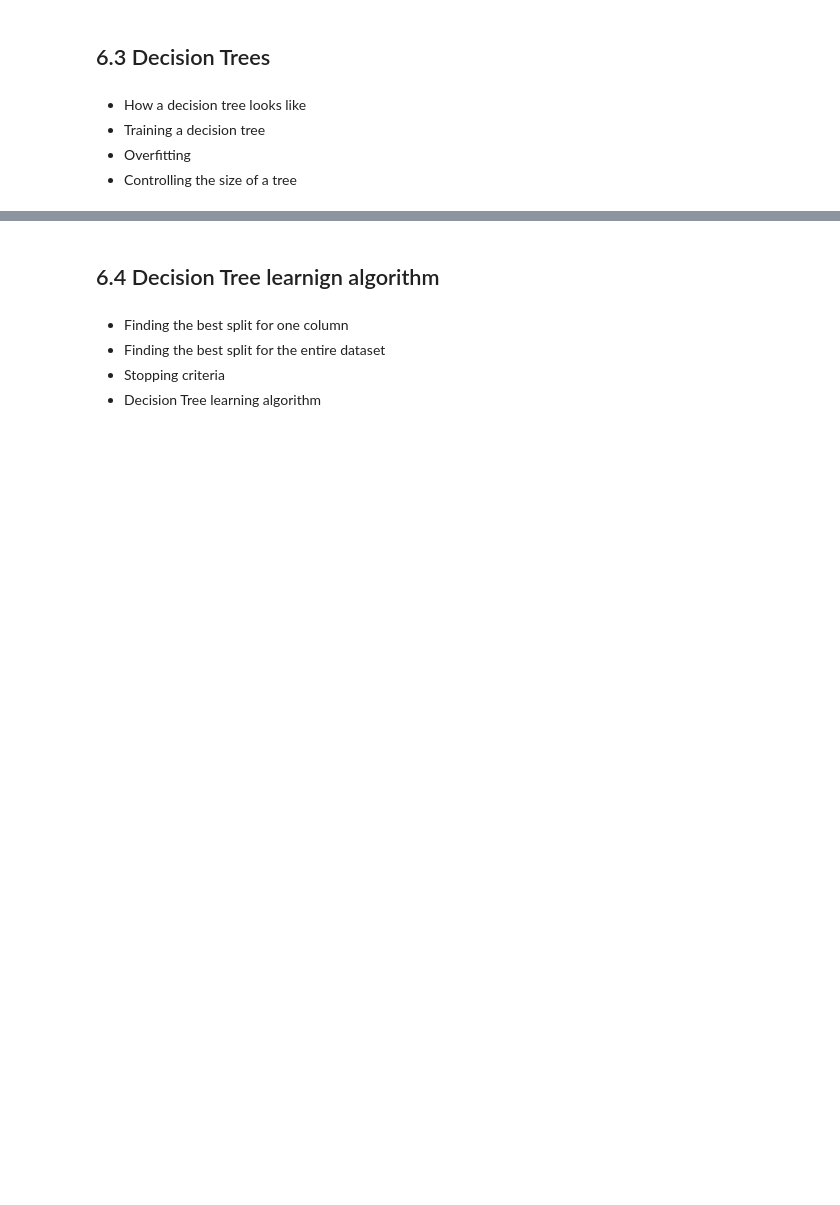
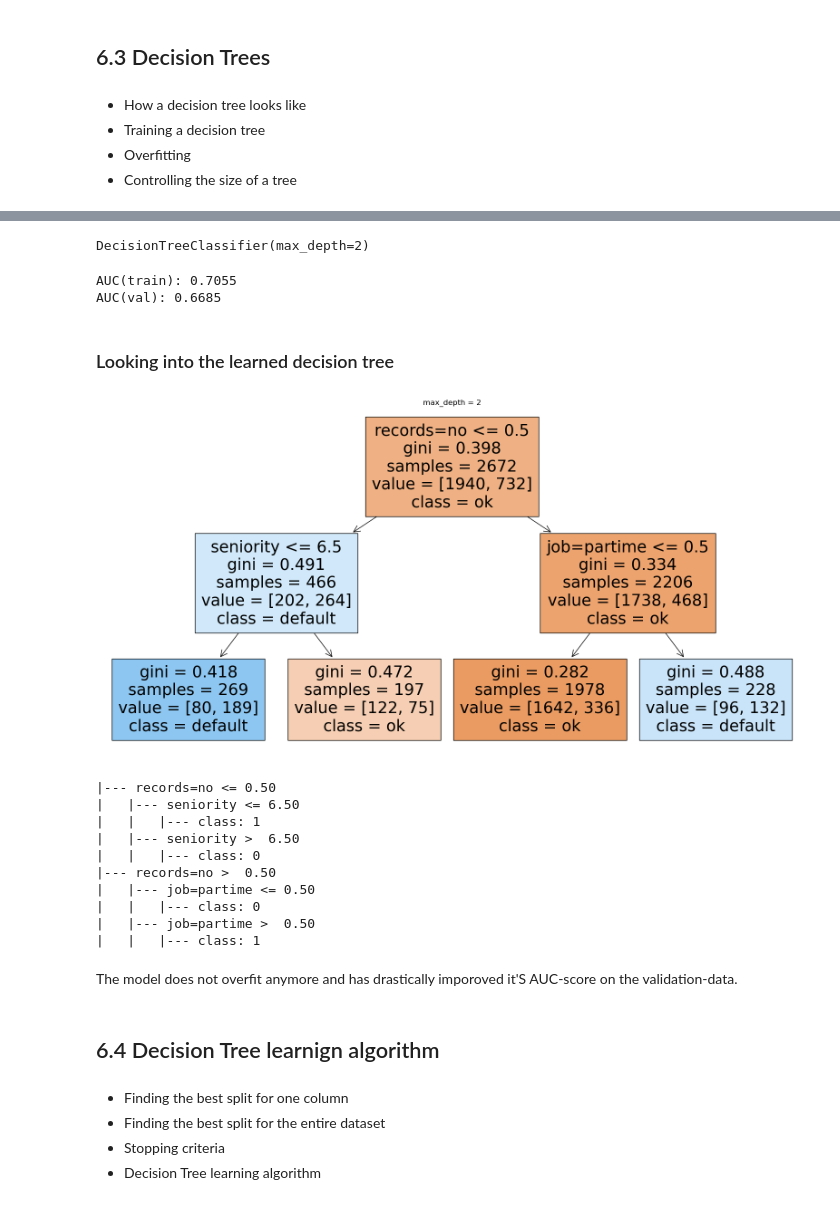
Before and after one commit to joweyel/ml-zoomcamp-material, a Jupyter notebook: 06-trees/code/section6-notebook.ipynb, the cells around one changed output, grey strips where cells are left out. Drawn from its saved outputs; the diff is of its cells as text; code cells hidden in the pictures; blank space fills up the shorter version.

```diff
--- a/06-trees/code/section6-notebook.ipynb
+++ b/06-trees/code/section6-notebook.ipynb
@@ -230,0 +288,6 @@ The pre-processing is done and a machine learning model can be trained with it.
+# %%
+dv = DictVectorizer(sparse=False)
+X_train = dv.fit_transform(train_dicts)
+# %%
+dt = DecisionTreeClassifier()
+dt.fit(X_train, y_train)
@@ -230,0 +327,20 @@ The pre-processing is done and a machine learning model can be trained with it.
+# %%
+max_depth = 2
+# %%
+dt = DecisionTreeClassifier(max_depth=max_depth)
+dt.fit(X_train, y_train)
+# %% [output]
+DecisionTreeClassifier(max_depth=2)
+# %%
+y_pred = dt.predict_proba(X_train)[:, 1]
+auc = roc_auc_score(y_train, y_pred)
+print(f"AUC(train): {auc:.4f}")
+
+y_pred = dt.predict_proba(X_val)[:, 1]
+auc = roc_auc_score(y_val, y_pred)
+print(f"AUC(val): {auc:.4f}")
+# %% [output]
+AUC(train): 0.7055
+AUC(val): 0.6685
+# %% [markdown]
+### Looking into the learned decision tree
@@ -231,3 +350,25 @@ The pre-processing is done and a machine learning model can be trained with it.
+# %%
+feature_names = list(dv.get_feature_names_out())
+
+plt.figure(figsize=(20, 10))
+_ = tree.plot_tree(dt, filled=True, feature_names=feature_names, class_names=["ok", "default"]) # 0 -> ok, 1 -> default
+plt.title(f"max_depth = {max_depth}")
+plt.show()
+print(export_text(dt, feature_names=dv.get_feature_names_out()))
+# %% [output]
+[figure, added]
+|--- records=no <= 0.50
+|   |--- seniority <= 6.50
+|   |   |--- class: 1
+|   |--- seniority >  6.50
+|   |   |--- class: 0
+|--- records=no >  0.50
+|   |--- job=partime <= 0.50
+|   |   |--- class: 0
+|   |--- job=partime >  0.50
+|   |   |--- class: 1
+# %% [markdown]
+The model does not overfit anymore and has drastically imporoved it'S AUC-score on the validation-data.
 # %% [markdown]
 ## 6.4 Decision Tree learnign algorithm
 # %% [markdown]
```
Also changed, not shown: parts of 23 cells of this notebook, 2 other files.
